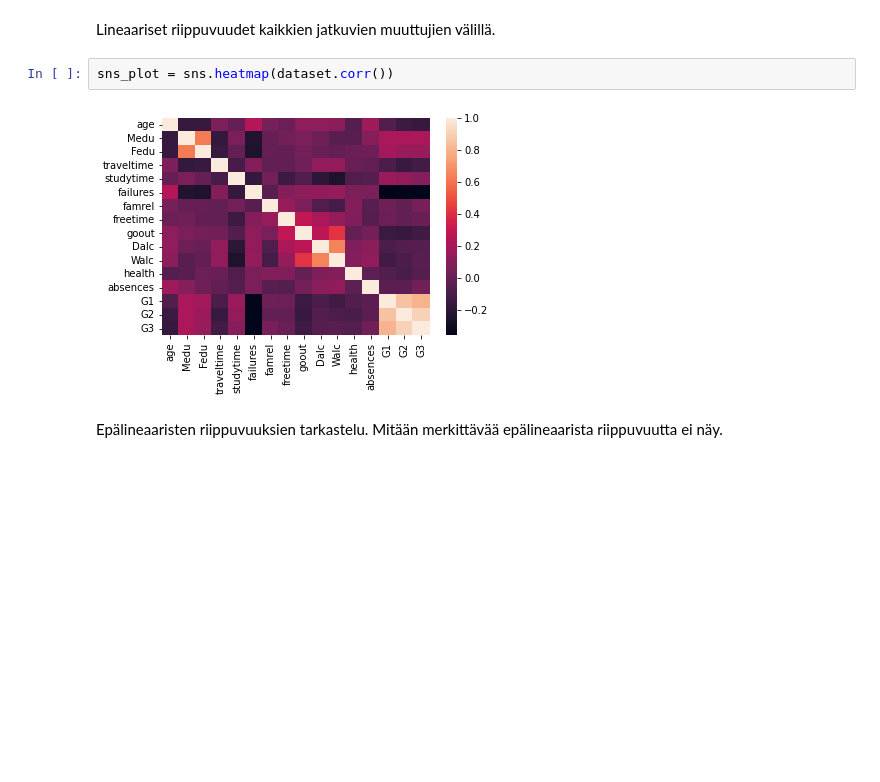
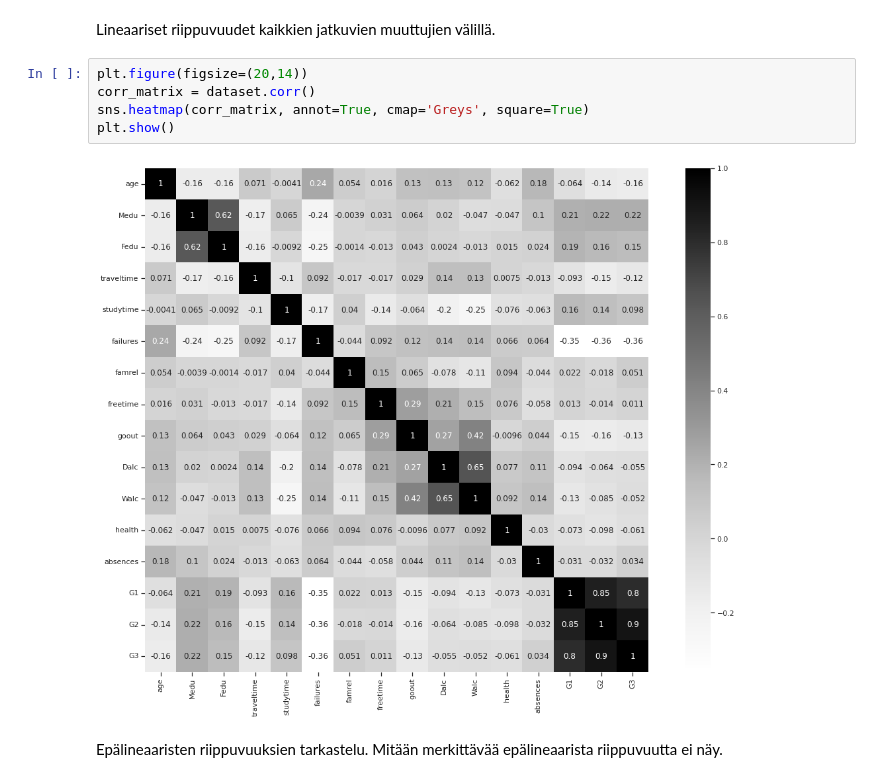
Before and after one commit to emarttila/Koodausnaytteet, a Jupyter notebook: Koneoppiminen_ja_datan_analysointi_(Student_Performance_dataset).ipynb, the cells around one changed output. Drawn from its saved outputs; the diff is of its cells as text; blank space fills up the shorter version.

```diff
--- a/Koneoppiminen_ja_datan_analysointi_(Student_Performance_dataset).ipynb
+++ b/Koneoppiminen_ja_datan_analysointi_(Student_Performance_dataset).ipynb
@@ -147,10 +150,13 @@ failures     -0.360415
 Name: G3, dtype: float64
 # %% [markdown]
 Lineaariset riippuvuudet kaikkien jatkuvien muuttujien välillä.
-# %%
-sns_plot = sns.heatmap(dataset.corr())
-# %% [output]
-[figure, removed]
+# %%
+plt.figure(figsize=(20,14))
+corr_matrix = dataset.corr()
+sns.heatmap(corr_matrix, annot=True, cmap='Greys', square=True)
+plt.show()
+# %% [output]
+[figure, added]
 # %% [markdown]
 Epälineaaristen riippuvuuksien tarkastelu. Mitään merkittävää epälineaarista riippuvuutta ei näy.
 # %%
```
Also changed, not shown: parts of 18 cells of this notebook.
